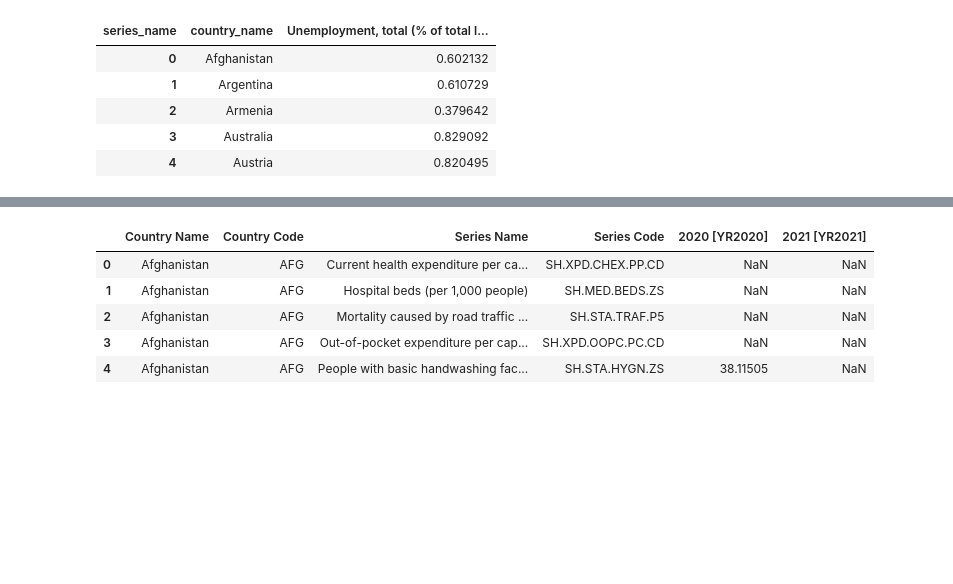
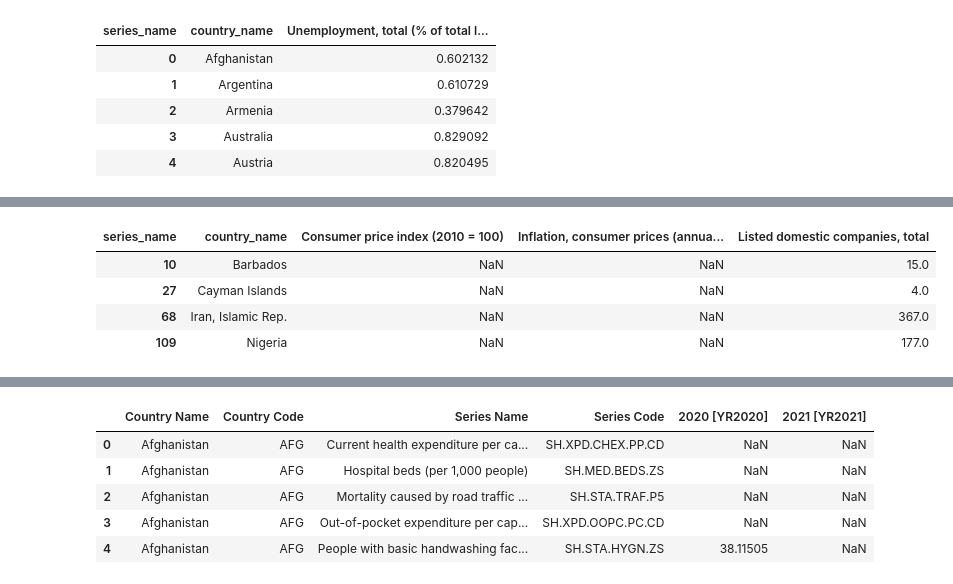
Before and after one commit to andrei-trofin/country-selector, a Jupyter notebook: notebooks/1. Data Preprocessing.ipynb, the cells around one changed output, grey strips where cells are left out. Cells and saved outputs as stored; diff of their text form; code cells hidden in the pictures; blank space fills up the shorter version.

```diff
--- a/notebooks/1. Data Preprocessing.ipynb
+++ b/notebooks/1. Data Preprocessing.ipynb
@@ -494,0 +389,9 @@ Again, insufficient data. Will do the same as stated above.
+# %%
+financial_indicators.loc[(financial_indicators['Consumer price index (2010 = 100)'].isnull())
+                         | (financial_indicators['Inflation, consumer prices (annual %)'].isnull())]
+# %% [output]
+| series_name | country_name | Consumer price index (2010 = 100) | Inflation, consumer prices (annua... | Listed domestic companies, total |
+| 10 | Barbados | NaN | NaN | 15.0 |
+| 27 | Cayman Islands | NaN | NaN | 4.0 |
+| 68 | Iran, Islamic Rep. | NaN | NaN | 367.0 |
+| 109 | Nigeria | NaN | NaN | 177.0 |
```
Also changed, not shown: parts of 91 cells of this notebook, 4 other files.
